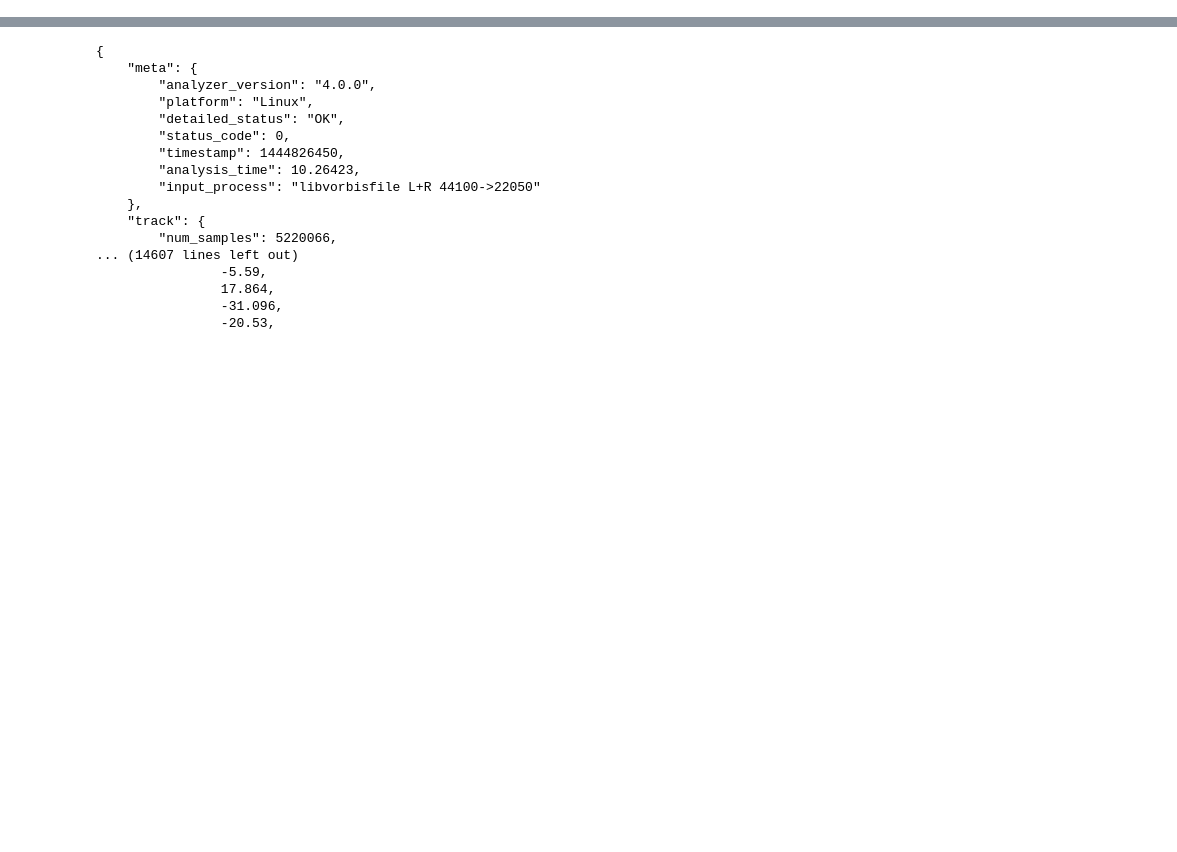
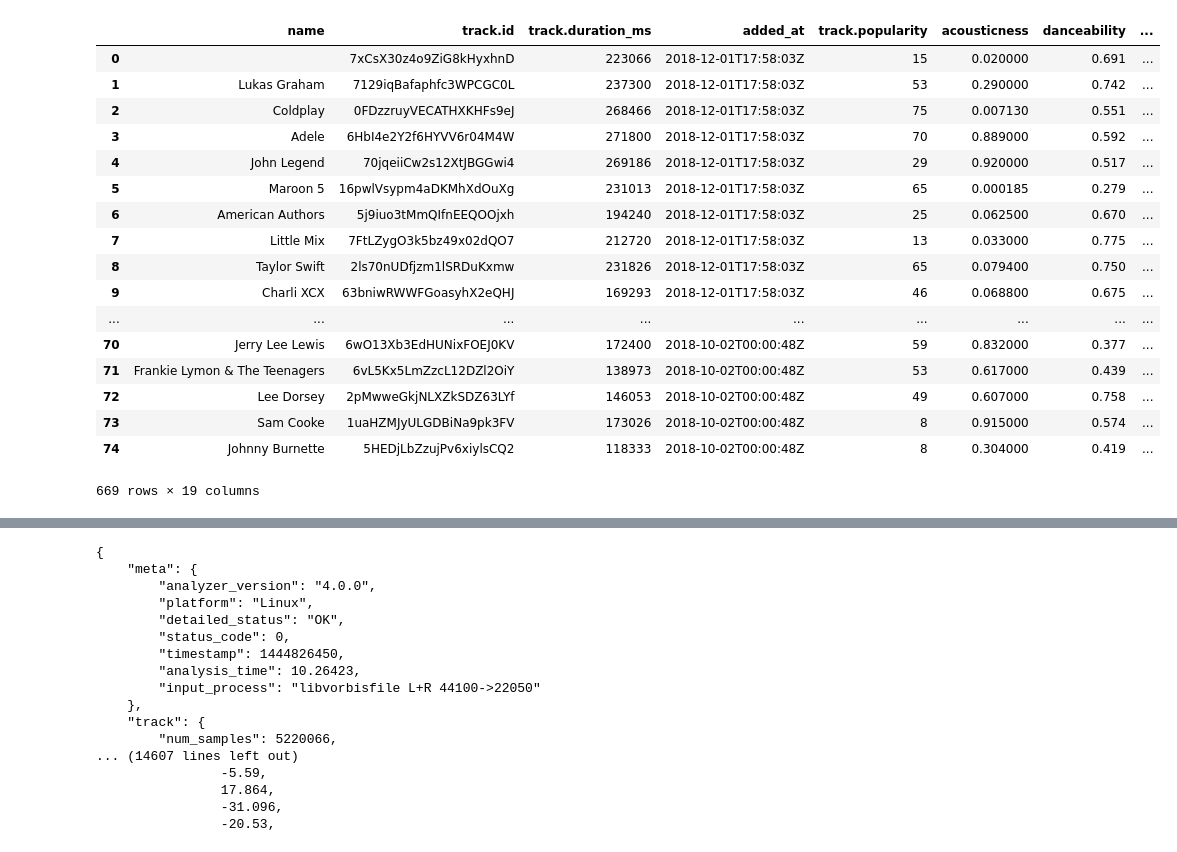
Before and after one commit to hackerman084/MusicOverTheDecades, a Jupyter notebook: Spotify Final.ipynb, the cells around one changed output, grey strips where cells are left out. Cells and saved outputs as stored; diff of their text form; code cells hidden in the pictures; blank space fills up the shorter version.

```diff
--- a/Spotify Final.ipynb
+++ b/Spotify Final.ipynb
@@ -43 +207,22 @@ print(json.dumps(results, indent=4, sort_keys=True))
+# %%
+decades_data
+# %% [output]
+|  | name | track.id | track.duration_ms | added_at | track.popularity | acousticness | danceability | ... |
+| 0 |  | 7xCsX30z4o9ZiG8kHyxhnD | 223066 | 2018-12-01T17:58:03Z | 15 | 0.020000 | 0.691 | ... |
+| 1 | Lukas Graham | 7129iqBafaphfc3WPCGC0L | 237300 | 2018-12-01T17:58:03Z | 53 | 0.290000 | 0.742 | ... |
+| 2 | Coldplay | 0FDzzruyVECATHXKHFs9eJ | 268466 | 2018-12-01T17:58:03Z | 75 | 0.007130 | 0.551 | ... |
+| 3 | Adele | 6HbI4e2Y2f6HYVV6r04M4W | 271800 | 2018-12-01T17:58:03Z | 70 | 0.889000 | 0.592 | ... |
+| 4 | John Legend | 70jqeiiCw2s12XtJBGGwi4 | 269186 | 2018-12-01T17:58:03Z | 29 | 0.920000 | 0.517 | ... |
+| 5 | Maroon 5 | 16pwlVsypm4aDKMhXdOuXg | 231013 | 2018-12-01T17:58:03Z | 65 | 0.000185 | 0.279 | ... |
+| 6 | American Authors | 5j9iuo3tMmQIfnEEQOOjxh | 194240 | 2018-12-01T17:58:03Z | 25 | 0.062500 | 0.670 | ... |
+| 7 | Little Mix | 7FtLZygO3k5bz49x02dQO7 | 212720 | 2018-12-01T17:58:03Z | 13 | 0.033000 | 0.775 | ... |
+| 8 | Taylor Swift | 2ls70nUDfjzm1lSRDuKxmw | 231826 | 2018-12-01T17:58:03Z | 65 | 0.079400 | 0.750 | ... |
+| 9 | Charli XCX | 63bniwRWWFGoasyhX2eQHJ | 169293 | 2018-12-01T17:58:03Z | 46 | 0.068800 | 0.675 | ... |
+| ... | ... | ... | ... | ... | ... | ... | ... | ... |
+| 70 | Jerry Lee Lewis | 6wO13Xb3EdHUNixFOEJ0KV | 172400 | 2018-10-02T00:00:48Z | 59 | 0.832000 | 0.377 | ... |
+| 71 | Frankie Lymon & The Teenagers | 6vL5Kx5LmZzcL12DZl2OiY | 138973 | 2018-10-02T00:00:48Z | 53 | 0.617000 | 0.439 | ... |
+| 72 | Lee Dorsey | 2pMwweGkjNLXZkSDZ63LYf | 146053 | 2018-10-02T00:00:48Z | 49 | 0.607000 | 0.758 | ... |
+| 73 | Sam Cooke | 1uaHZMJyULGDBiNa9pk3FV | 173026 | 2018-10-02T00:00:48Z | 8 | 0.915000 | 0.574 | ... |
+| 74 | Johnny Burnette | 5HEDjLbZzujPv6xiylsCQ2 | 118333 | 2018-10-02T00:00:48Z | 8 | 0.304000 | 0.419 | ... |
+669 rows × 19 columns
 # %%
```
Also changed, not shown: parts of 13 cells of this notebook.
